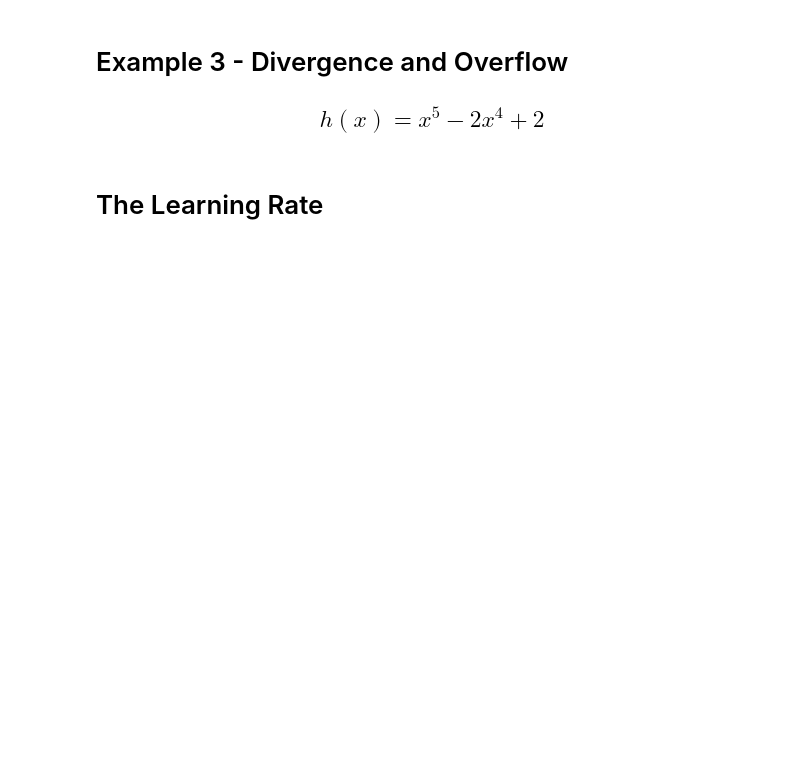
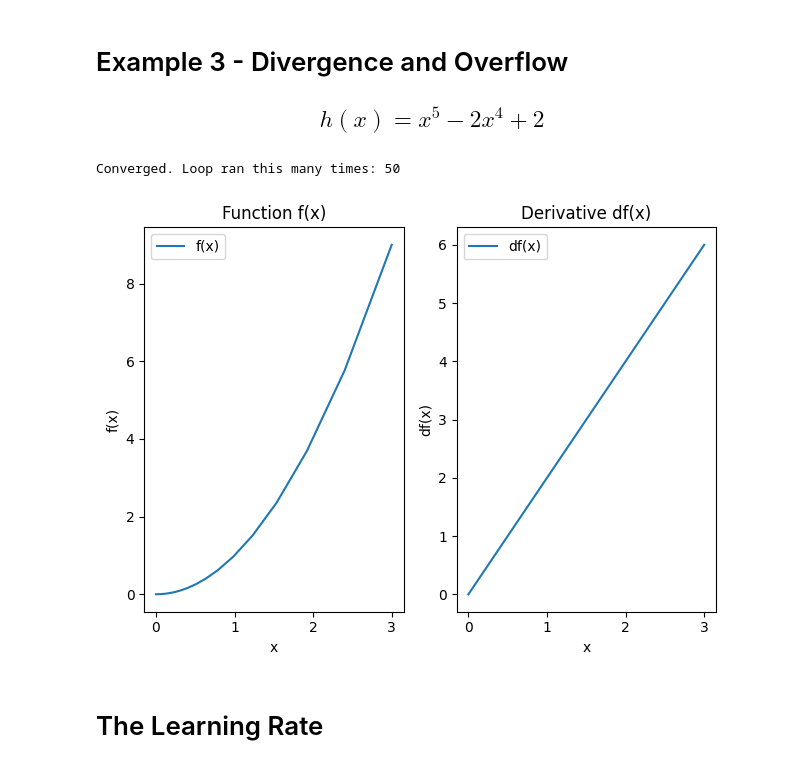
Before and after one commit to Suvarnaa13/FMML-LAB-1, a Jupyter notebook: FMML_2022_Module_04_Project_2024.ipynb, the cells around one changed output. Saved outputs shown, nothing was run; the diff lists cells and outputs as text; code cells hidden in the pictures; blank space fills up the shorter version.

```diff
--- a/FMML_2022_Module_04_Project_2024.ipynb
+++ b/FMML_2022_Module_04_Project_2024.ipynb
@@ -295,3 +325,65 @@ TypeError: ignored
+# %%
+## TASK-4 : Code the same things as they were done for the first two examples
+import numpy as np
+import matplotlib.pyplot as plt
+
+# Function and its derivative
+def f(x):
+    return x**2
+
+def df(x):
+    return 2*x
+
+# Gradient Descent with Divergence and Overflow Checks
+new_x = 3
+previous_x = 0
+step_multiplier = 0.1
+precision = 0.00001
+max_iterations = 1000
+
+x_list = [new_x]
+slope_list = [df(new_x)]
+
+for n in range(max_iterations):
+    previous_x = new_x
+    gradient = df(previous_x)
+
+    # Check for overflow or divergence
+    if np.isnan(gradient) or np.isinf(gradient):
+        print("Divergence or overflow detected. Exiting.")
+        break
+
+    new_x = previous_x - step_multiplier * gradient
+
+    step_size = abs(new_x - previous_x)
+
+    x_list.append(new_x)
+    slope_list.append(df(new_x))
+
+    if step_size < precision:
+        print('Converged. Loop ran this many times:', n)
+        break
+
+# Plot the function and its derivative
+plt.subplot(1, 2, 1)
+plt.plot(x_list, [f(x) for x in x_list], label='f(x)')
+plt.title('Function f(x)')
+plt.xlabel('x')
+plt.ylabel('f(x)')
+plt.legend()
+
+plt.subplot(1, 2, 2)
+plt.plot(x_list, slope_list, label="df(x)")
+plt.title("Derivative df(x)")
+plt.xlabel("x")
+plt.ylabel("df(x)")
+plt.legend()
+
+plt.tight_layout()
+plt.show()
+# %% [output]
+Converged. Loop ran this many times: 50
+[figure, added]
 # %% [markdown]
 # The Learning Rate
 # %%
```
Also changed, not shown: parts of 32 cells of this notebook.
